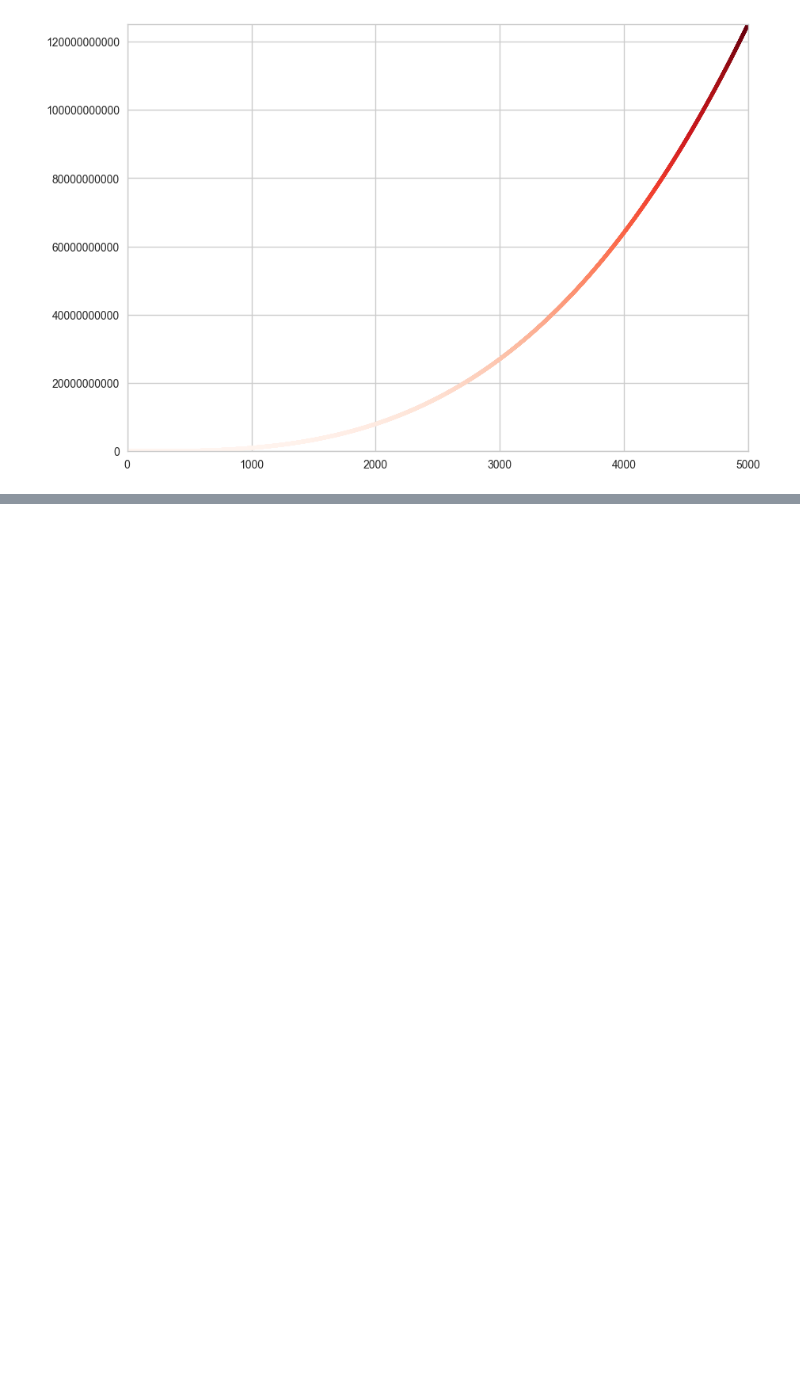
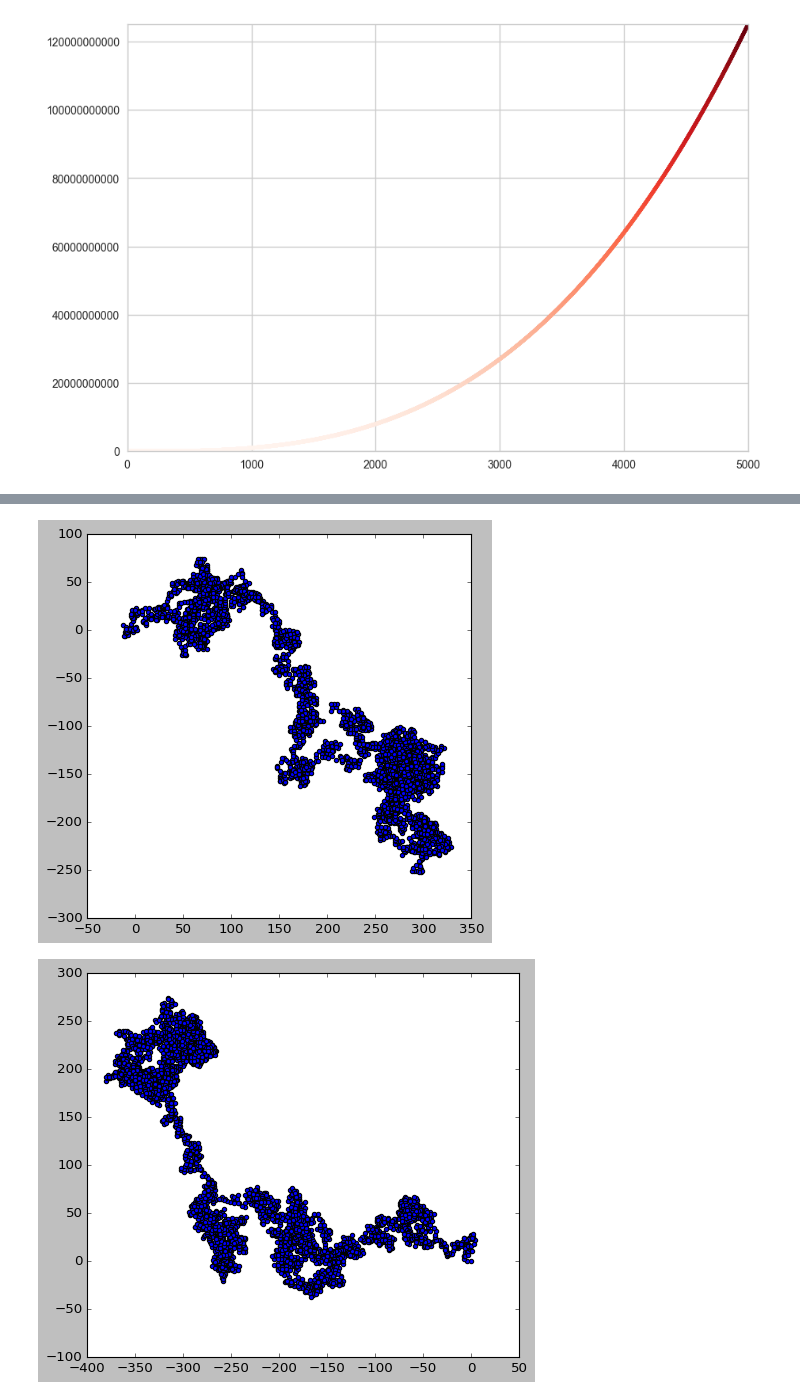
Before and after one commit to PessinasProjects/DataVisualization, a Jupyter notebook: data_generation_1.ipynb, the cells around one changed output, grey strips where cells are left out. Saved outputs shown, nothing was run; the diff lists cells and outputs as text; code cells hidden in the pictures; blank space fills up the shorter version.

```diff
--- a/data_generation_1.ipynb
+++ b/data_generation_1.ipynb
@@ -259,0 +359,22 @@ plt.show()
+# %%
+#Erstellt neue Pfade, solange das Program aktiv ist.
+while True:
+    ##Ertstellen einen Zufallspfad
+    rw = RandomWalk()
+    rw.fill_walk()
+
+    #Gibt die Punkte in einem Diagram aus.
+    plt.style.use("classic")
+
+    fig, ax = plt.subplots()
+
+    ax.scatter(rw.x_values, rw.y_values, s=15)
+    ax.set_aspect("equal")
+
+    plt.show()
+    keep_runnung = input("Make another walk? (y, n): ")
+    if keep_runnung == "n":
+        break
+# %% [output]
+[figure, added]
+[figure, added]
```
Also changed, not shown: parts of 30 cells of this notebook, 4 other files.
